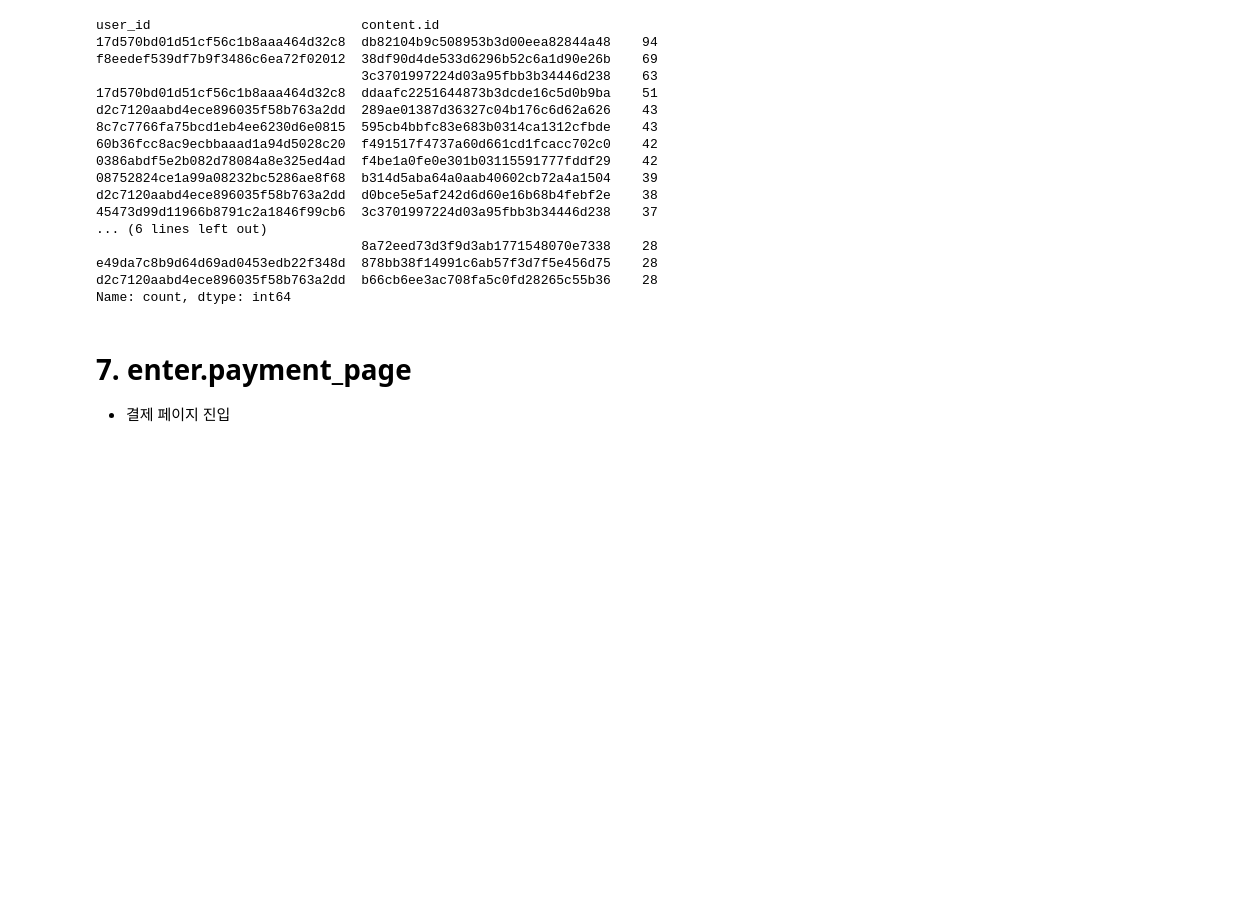
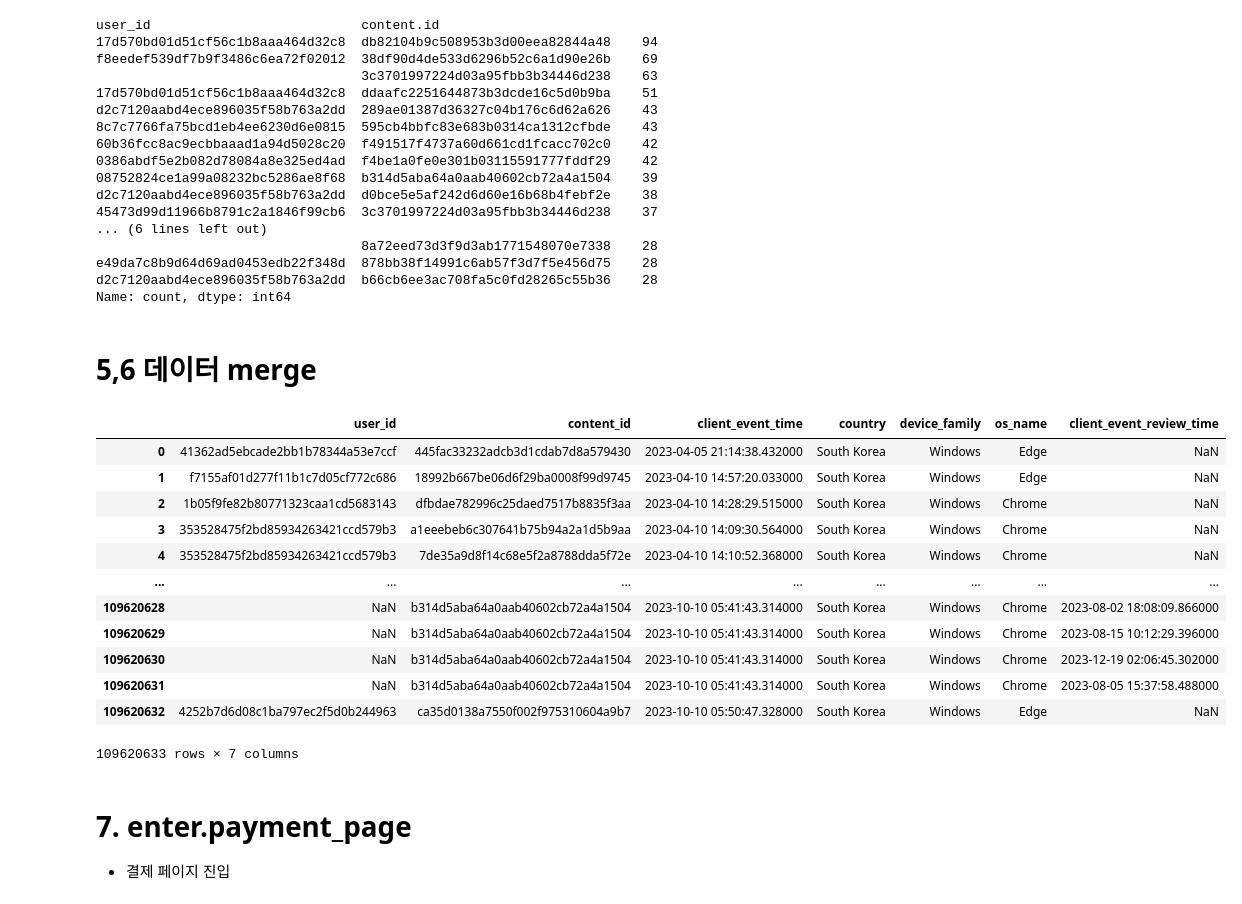
Before and after one commit to saeraniren/intermediate_project, a Jupyter notebook: haein_eda.ipynb, the cells around one changed output. Drawn from its saved outputs; the diff is of its cells as text; code cells hidden in the pictures; blank space fills up the shorter version.

```diff
--- a/haein_eda.ipynb
+++ b/haein_eda.ipynb
@@ -495,3 +538,28 @@ merged_df = pd.merge(df_lecture, df_review, on=['user_id', 'content_id'], how='l
+# %% [markdown]
+# 5,6 데이터 merge
+# %%
+# 필요한 컬럼만 선택
+click_start_content_selected = click_start_content[['user_id', 'content_id','client_event_time','country', 'device_family', 'os_name']]
+click_review_selected = click_review[['user_id', 'content_id', 'client_event_review_time']]
+
+merged_df = pd.merge(click_start_content_selected, click_review_selected, on=['user_id', 'content_id'], how='left')
+
+# 결과 확인
+display(merged_df)
+# %% [output]
+|  | user_id | content_id | client_event_time | country | device_family | os_name | client_event_review_time |
+| 0 | 41362ad5ebcade2bb1b78344a53e7ccf | 445fac33232adcb3d1cdab7d8a579430 | 2023-04-05 21:14:38.432000 | South Korea | Windows | Edge | NaN |
+| 1 | f7155af01d277f11b1c7d05cf772c686 | 18992b667be06d6f29ba0008f99d9745 | 2023-04-10 14:57:20.033000 | South Korea | Windows | Edge | NaN |
+| 2 | 1b05f9fe82b80771323caa1cd5683143 | dfbdae782996c25daed7517b8835f3aa | 2023-04-10 14:28:29.515000 | South Korea | Windows | Chrome | NaN |
+| 3 | 353528475f2bd85934263421ccd579b3 | a1eeebeb6c307641b75b94a2a1d5b9aa | 2023-04-10 14:09:30.564000 | South Korea | Windows | Chrome | NaN |
+| 4 | 353528475f2bd85934263421ccd579b3 | 7de35a9d8f14c68e5f2a8788dda5f72e | 2023-04-10 14:10:52.368000 | South Korea | Windows | Chrome | NaN |
+| ... | ... | ... | ... | ... | ... | ... | ... |
+| 109620628 | NaN | b314d5aba64a0aab40602cb72a4a1504 | 2023-10-10 05:41:43.314000 | South Korea | Windows | Chrome | 2023-08-02 18:08:09.866000 |
+| 109620629 | NaN | b314d5aba64a0aab40602cb72a4a1504 | 2023-10-10 05:41:43.314000 | South Korea | Windows | Chrome | 2023-08-15 10:12:29.396000 |
+| 109620630 | NaN | b314d5aba64a0aab40602cb72a4a1504 | 2023-10-10 05:41:43.314000 | South Korea | Windows | Chrome | 2023-12-19 02:06:45.302000 |
+| 109620631 | NaN | b314d5aba64a0aab40602cb72a4a1504 | 2023-10-10 05:41:43.314000 | South Korea | Windows | Chrome | 2023-08-05 15:37:58.488000 |
+| 109620632 | 4252b7d6d08c1ba797ec2f5d0b244963 | ca35d0138a7550f002f975310604a9b7 | 2023-10-10 05:50:47.328000 | South Korea | Windows | Edge | NaN |
+109620633 rows × 7 columns
 # %% [markdown]
 # 7. enter.payment_page
 - 결제 페이지 진입
```
Also changed, not shown: parts of 7 cells of this notebook.
